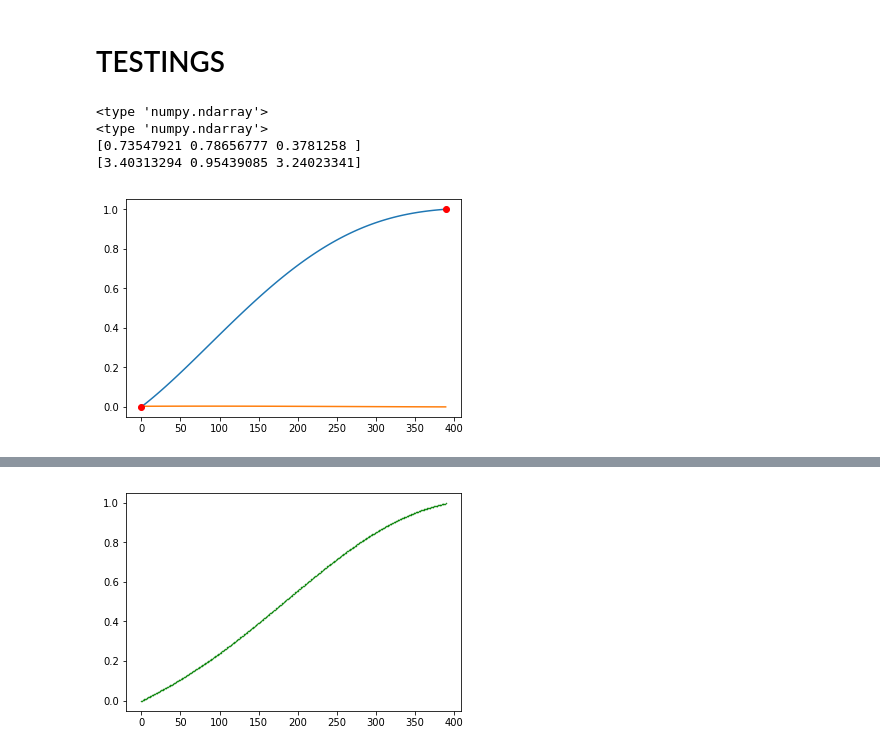
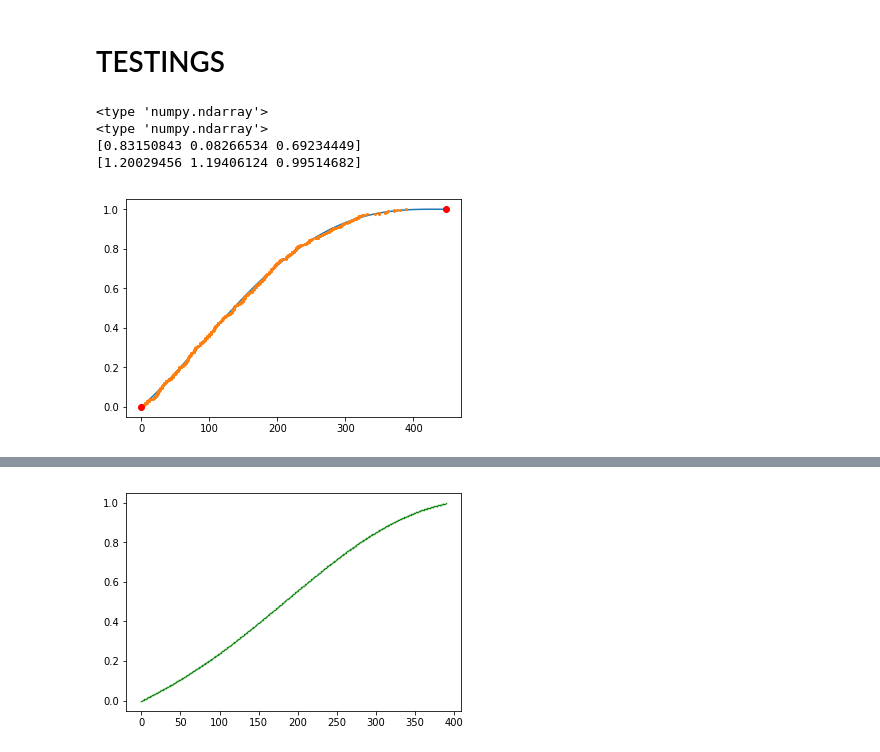
Before and after one commit to s6behast/internship, a Jupyter notebook: python_code/pop_synthesis/Rot-Dist-DeconvolverUPDATED.ipynb, the cells around one changed output, grey strips where cells are left out. Saved outputs shown, nothing was run; the diff lists cells and outputs as text; code cells hidden in the pictures.

```diff
--- a/python_code/pop_synthesis/Rot-Dist-DeconvolverUPDATED.ipynb
+++ b/python_code/pop_synthesis/Rot-Dist-DeconvolverUPDATED.ipynb
@@ -298,38 +325,39 @@ xf = np.random.rand(f)
 poly = np.polynomial.Polynomial(np.random.rand(d + 1))
 y = poly(x) + np.random.rand(n) - 0.5
 yf = np.random.uniform(np.min(y), np.max(y), size=(f,))
 params = polyfit_with_fixed_points(d, x , y, xf, yf)
 poly = np.polynomial.Polynomial(params)
 xx = np.linspace(0, 1, 1000)
 print type(x)
 print type(np.array(q))
 print xf
 print yf
 
 #plt.plot(x, y, 'bo')
 #plt.plot(xf, yf, 'ro')
 #plt.plot(xx, poly(xx), '-')
 #plt.show()
 
-xf=[0,df['vsini'].max()]
+xf=[0,df['vsini'].max()*1.15]
 yf=[0,1]
 
 
 
 r=polyfit_with_fixed_points(4, np.array(df['vsini']), np.array(q) , xf, yf)
 poly = np.polynomial.Polynomial(r)
 
-xx = np.linspace(0, df['vsini'].max(), 100)
+xx = np.linspace(0, df['vsini'].max()*1.15, 100)
 plt.plot(xx, poly(xx), '-')
+plt.plot(df['vsini'], q, '.', markersize=4)
+#plt.plot(xx, Cdf_vsini(xx), label='vsini')
+plt.plot(xf, yf, 'ro')
 
-plt.plot(xx, Pdf_vsini(xx), label='vsini')
-plt.plot(xf, yf, 'ro')
 plt.show()
 
-print poly(df['vsini'].max())
+print poly(xx.max())
 # %% [output]
 <type 'numpy.ndarray'>
 <type 'numpy.ndarray'>
-[0.73547921 0.78656777 0.3781258 ]
-[3.40313294 0.95439085 3.24023341]
+[0.83150843 0.08266534 0.69234449]
+[1.20029456 1.19406124 0.99514682]
-[figure, old version]
+[figure, new version]
```
Also changed, not shown: parts of 6 cells of this notebook.
